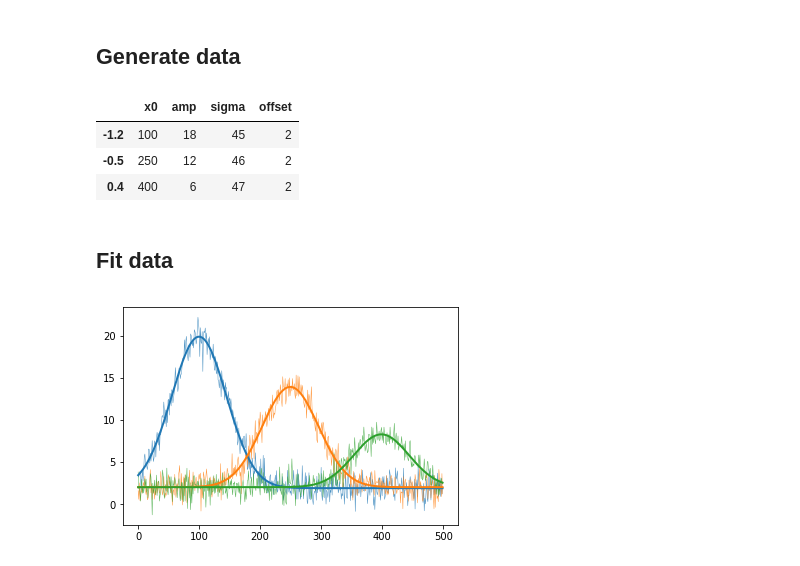
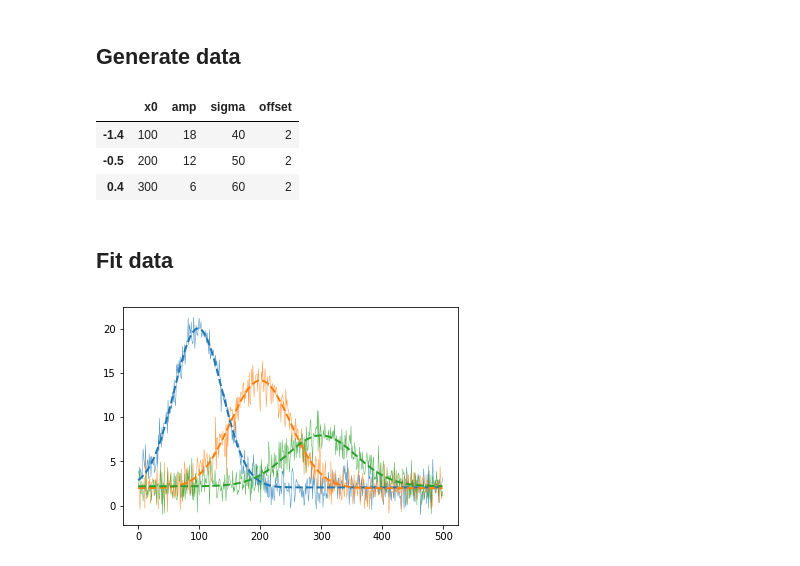
Before and after one commit to ad3ller/e11_analysis, a Jupyter notebook: notebooks/A)_Fit_traces.ipynb, the cells around one changed output. Drawn from its saved outputs; the diff is of its cells as text; code cells hidden in the pictures.

```diff
--- a/notebooks/A)_Fit_traces.ipynb
+++ b/notebooks/A)_Fit_traces.ipynb
@@ -17,40 +17,47 @@ def gauss(x, x0, amp, sigma, offset):
 nx = 500
 xvals = np.arange(nx)
 arr = []
-labels = [-1.2, -0.5, 0.4]
-pars = {}
-for lbl, x0, amp, sigma in zip(labels, [100, 250, 400], [18, 12, 6], [45, 46, 47]):
+std = 1.2
+labels = [-1.4, -0.5, 0.4]
+data_pars = {}
+for lbl, x0, amp, sigma in zip(labels,
+                               [100, 200, 300],
+                               [18, 12, 6],
+                               [40, 50, 60]):
     p0 = [x0, amp, sigma, 2]
-    pars[lbl] = dict(zip(Gaussian(None, None).variables, p0))
-    yvals = gauss(xvals, *p0) + 1. * np.random.randn(nx)
+    data_pars[lbl] = dict(zip(Gaussian(None, None).variables, p0))
+    yvals = gauss(xvals, *p0) + std * np.random.randn(nx)
     arr.append(yvals)
 arr = np.array(arr)
-pars = pd.DataFrame.from_dict(pars, orient="index")
+data_pars = pd.DataFrame.from_dict(data_pars, orient="index")
-# %%
-pars
-# %% [output]
-|  | x0 | amp | sigma | offset |
-| -1.2 | 100 | 18 | 45 | 2 |
-| -0.5 | 250 | 12 | 46 | 2 |
-| 0.4 | 400 | 6 | 47 | 2 |
+# %%
+data_pars
+# %% [output]
+|  | x0 | amp | sigma | offset |
+| -1.4 | 100 | 18 | 40 | 2 |
+| -0.5 | 200 | 12 | 50 | 2 |
+| 0.4 | 300 | 6 | 60 | 2 |
 # %% [markdown]
 ## Fit data
 # %%
 fig, ax = plt.subplots()
 
-best_fit = {}
+fit_pars = {}
+reduced_chi_sq = {}
 for lbl, yvals in zip(labels, arr):
     # data
     p = ax.plot(xvals, yvals, lw=0.5, alpha=0.8, zorder=5)
     color = p[0].get_color()
     # fit
     g = Gaussian(xvals, yvals)
     popt, perr = g.fit()
-    ax.plot(xvals, g.func(xvals, *popt), color=color, lw=2, zorder=10)
+    ax.plot(g.xdata, g.best_fit, color=color, ls="--", lw=2, zorder=10)
+    # reduced chi_sq
+    reduced_chi_sq[lbl] = np.sum(g.residuals**2 / (std**2)) / (nx - len(g.variables))
     # record
-    best_fit[lbl] = g.asdict()
+    fit_pars[lbl] = g.asdict()
 
-best_fit = df_from_dict_of_tuples(best_fit)
+fit_pars = df_from_dict_of_tuples(fit_pars)
 plt.show()
 # %% [output]
-[figure, old version]
+[figure, new version]
```
Also changed, not shown: parts of 4 cells of this notebook.
